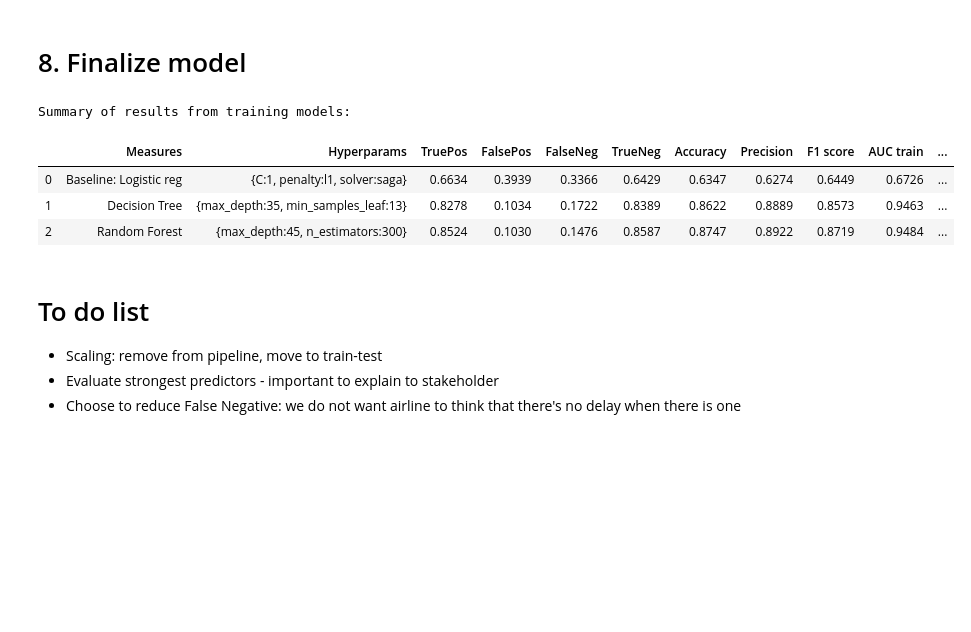
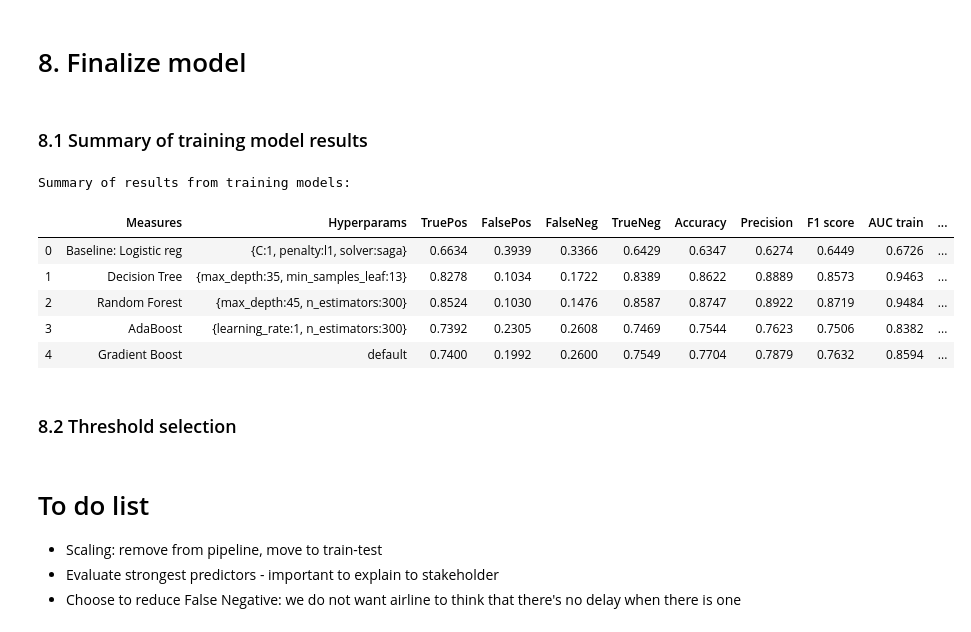
Before and after one commit to khairulomar/Flight_Delays, a Jupyter notebook: flight_delay_notebook.ipynb, the cells around one changed output. Cells and saved outputs as stored; diff of their text form; code cells hidden in the pictures; blank space fills up the shorter version.

```diff
--- a/flight_delay_notebook.ipynb
+++ b/flight_delay_notebook.ipynb
@@ -937,0 +1002,12 @@ roc_plot(adaboost,X_train,y_train,X_val,y_val)
+# %%
+# AdaBoost GridsearchCV best model result (open from pickle)
+
+best_adaboost = best_model
+
+scores(best_adaboost,X_train,X_val,y_train,y_val)
+auc_train, auc_val = roc_plot(best_adaboost,X_train,y_train,X_val,y_val)
+
+y_pred_train = best_adaboost.predict(X_train)
+adaboost_measures = cf_measures(y_train, y_pred_train) + tuple([auc_train, auc_val])
+display(cf_matrix(y_train, y_pred_train))
+display(best_adaboost)
@@ -950,4 +1037,9 @@ gboost.fit(X_train,y_train)
 print(f'End: {datetime.utcfromtimestamp(time.time()).strftime("%H:%M:%S")} in {round((time.time()-start)/60,1)} minutes')
 
 scores(gboost,X_train,X_val,y_train,y_val)
-roc_plot(gboost,X_train,y_train,X_val,y_val)
+auc_train, auc_val = roc_plot(gboost,X_train,y_train,X_val,y_val)
+
+y_pred_train = gboost.predict(X_train)
+gboost_measures = cf_measures(y_train, y_pred_train) + tuple([auc_train, auc_val])
+display(cf_matrix(y_train, y_pred_train))
+display(gboost)
@@ -1070,39 +1095,32 @@ Hyperparameters: https://scikit-learn.org/stable/modules/generated/sklearn.svm.S
 # %% [markdown]
 # 8. Finalize model
+# %% [markdown]
+### 8.1 Summary of training model results
 # %%
 # Summary of results
 
 results_list = [['Baseline: Logistic reg'] + ['{C:1, penalty:l1, solver:saga}'] + list(baseline_measures),
                 ['Decision Tree'] + ['{max_depth:35, min_samples_leaf:13}'] + list(dtree_measures),
-                ['Random Forest'] + ['{max_depth:45, n_estimators:300}'] + list(rforest_measures)
+                ['Random Forest'] + ['{max_depth:45, n_estimators:300}'] + list(rforest_measures),
+                ['AdaBoost'] + ['{learning_rate:1, n_estimators:300}'] + list(adaboost_measures),
+                ['Gradient Boost'] + ['default'] + list(gboost_measures)
                ]
-
-RandomForestClassifier(bootstrap=True, ccp_alpha=0.0, class_weight=None,
-                       criterion='gini', max_depth=45, max_features='auto',
-                       max_leaf_nodes=None, max_samples=None,
-                       min_impurity_decrease=0.0, min_impurity_split=None,
-                       min_samples_leaf=13, min_samples_split=2,
-                       min_weight_fraction_leaf=0.0, n_estimators=300,
-                       n_jobs=None, oob_score=False, random_state=42, verbose=0,
-                       warm_start=False)
 
 results_table = pd.DataFrame(columns=['Measures', 'Hyperparams',
                                       'TruePos', 'FalsePos', 'FalseNeg', 'TrueNeg',
                                       'Accuracy', 'Precision', 'F1 score',
                                       'AUC train', 'AUC val'])
 for result in results_list:
     results_table.loc[len(results_table)] = result
 print('Summary of results from training models:')
 results_table
-
-# A = cost of FP - cost of TN
-# B = cost of FN - cost of TP
-# Metz's m = [(1-Prevalence) / Prevalence] * (A/B)
-# fm = TPR - m.FPR
-# After calc fm for multiple cases, select one with highest fm
 # %% [output]
 Summary of results from training models:
 |  | Measures | Hyperparams | TruePos | FalsePos | FalseNeg | TrueNeg | Accuracy | Precision | F1 score | AUC train | ... |
 | 0 | Baseline: Logistic reg | {C:1, penalty:l1, solver:saga} | 0.6634 | 0.3939 | 0.3366 | 0.6429 | 0.6347 | 0.6274 | 0.6449 | 0.6726 | ... |
 | 1 | Decision Tree | {max_depth:35, min_samples_leaf:13} | 0.8278 | 0.1034 | 0.1722 | 0.8389 | 0.8622 | 0.8889 | 0.8573 | 0.9463 | ... |
 | 2 | Random Forest | {max_depth:45, n_estimators:300} | 0.8524 | 0.1030 | 0.1476 | 0.8587 | 0.8747 | 0.8922 | 0.8719 | 0.9484 | ... |
+| 3 | AdaBoost | {learning_rate:1, n_estimators:300} | 0.7392 | 0.2305 | 0.2608 | 0.7469 | 0.7544 | 0.7623 | 0.7506 | 0.8382 | ... |
+| 4 | Gradient Boost | default | 0.7400 | 0.1992 | 0.2600 | 0.7549 | 0.7704 | 0.7879 | 0.7632 | 0.8594 | ... |
+# %% [markdown]
+### 8.2 Threshold selection
```
Also changed, not shown: parts of 17 cells of this notebook.
